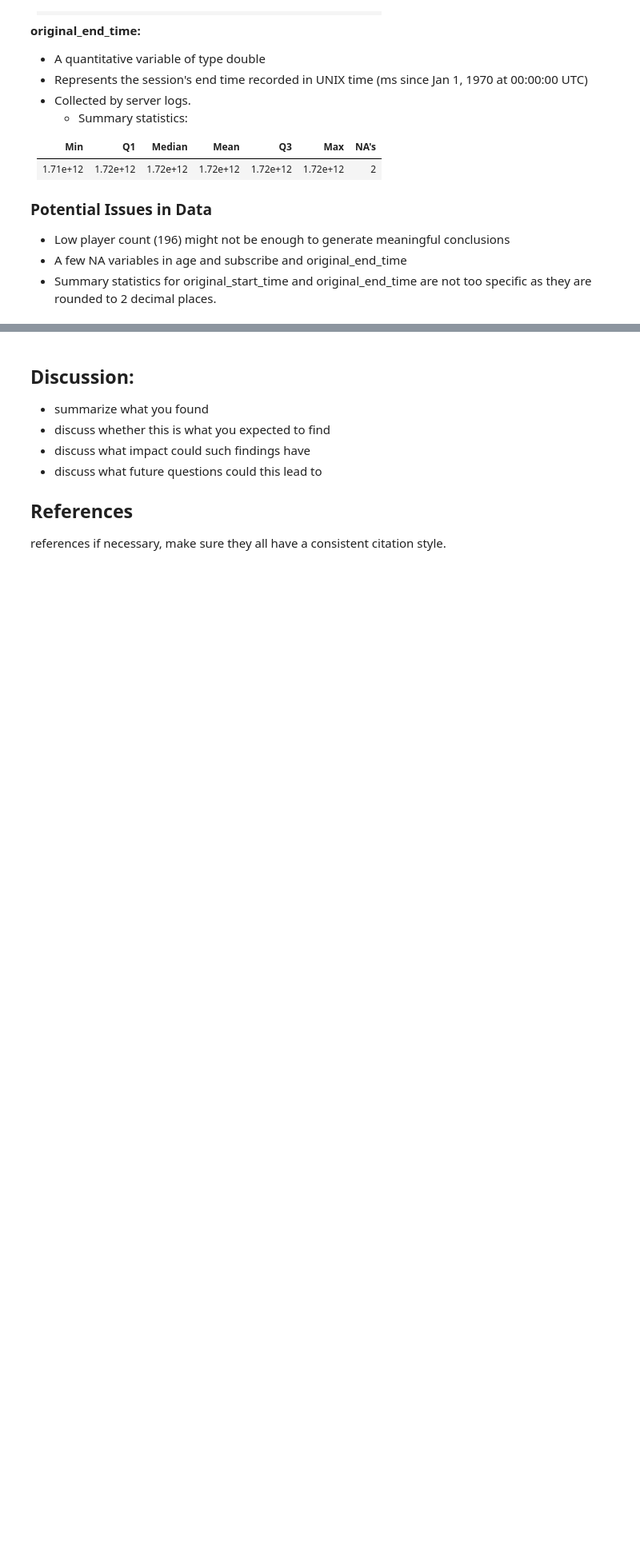
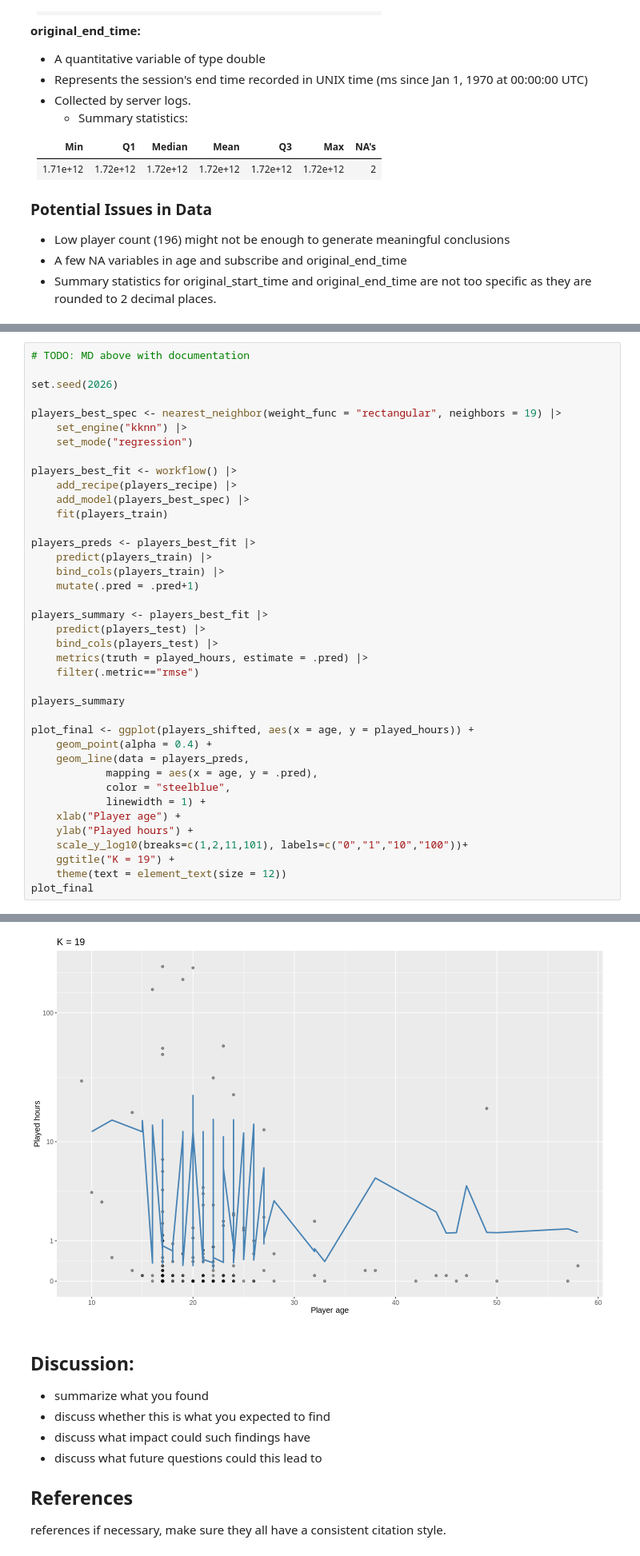
Before and after one commit to nesteagle/DSCI100-Project, a Jupyter notebook: report/report.ipynb, the cells around one changed output, grey strips where cells are left out. Shown at 80% size. Cells and saved outputs as stored; diff of their text form; blank space fills up the shorter version.

```diff
--- a/report/report.ipynb
+++ b/report/report.ipynb
@@ -308,0 +356,40 @@ A tibble: 1 × 7
+# %%
+# TODO: MD above with documentation
+
+set.seed(2026)
+
+players_best_spec <- nearest_neighbor(weight_func = "rectangular", neighbors = 19) |>
+    set_engine("kknn") |>
+    set_mode("regression")
+
+players_best_fit <- workflow() |>
+    add_recipe(players_recipe) |>
+    add_model(players_best_spec) |>
+    fit(players_train)
+
+players_preds <- players_best_fit |>
+    predict(players_train) |>
+    bind_cols(players_train) |>
+    mutate(.pred = .pred+1)
+
+players_summary <- players_best_fit |>
+    predict(players_test) |>
+    bind_cols(players_test) |>
+    metrics(truth = played_hours, estimate = .pred) |>
+    filter(.metric=="rmse")
+
+players_summary
+
+plot_final <- ggplot(players_shifted, aes(x = age, y = played_hours)) +
+    geom_point(alpha = 0.4) +
+    geom_line(data = players_preds,
+            mapping = aes(x = age, y = .pred),
+            color = "steelblue",
+            linewidth = 1) +
+    xlab("Player age") +
+    ylab("Played hours") +
+    scale_y_log10(breaks=c(1,2,11,101), labels=c("0","1","10","100"))+
+    ggtitle("K = 19") +
+    theme(text = element_text(size = 12))
+plot_final
+# %% [output]
@@ -309,3 +400,4 @@ A tibble: 1 × 7
+[figure, added]
 # %% [markdown]
 ## Discussion:
 - summarize what you found
```
Also changed, not shown: parts of 5 cells of this notebook.
